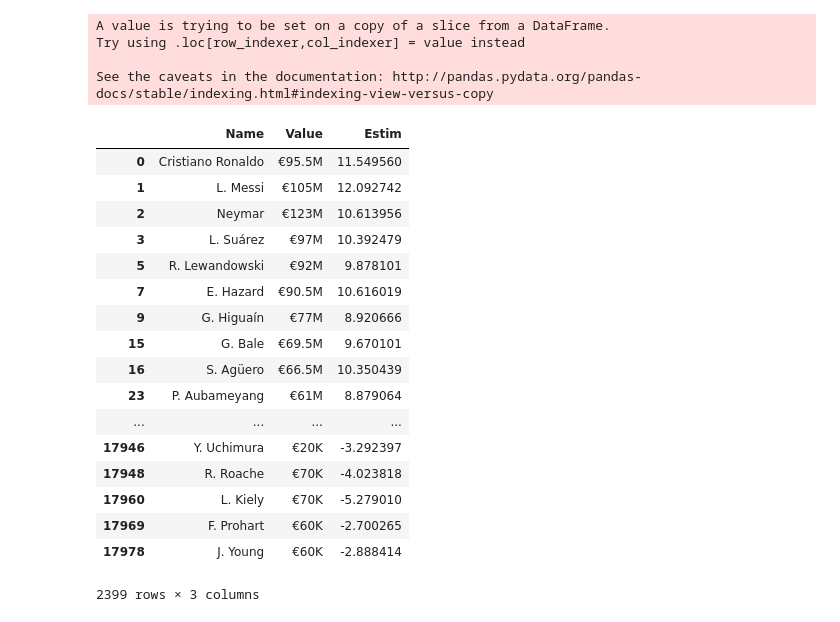
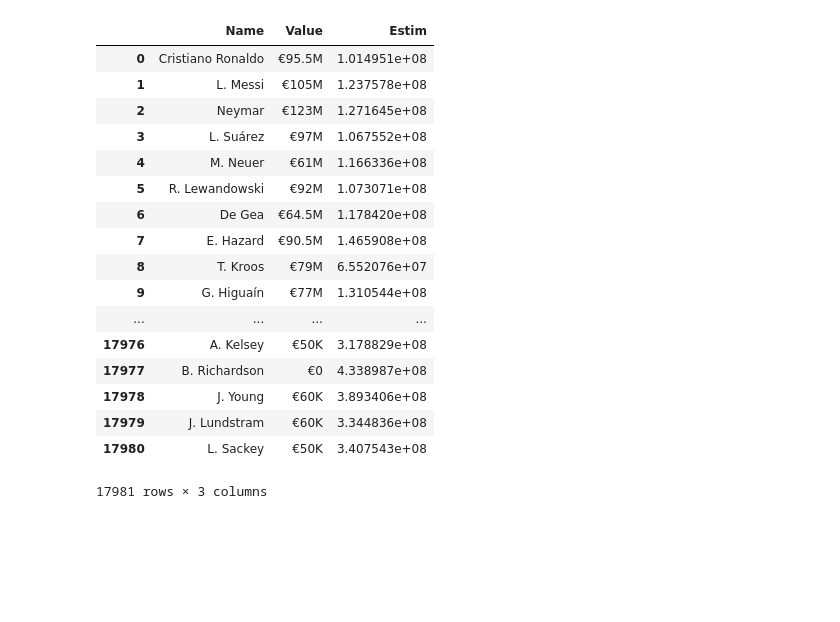
Before and after one commit to Joaogca/ProjetoFinal-CD, a Jupyter notebook: Check-1.ipynb, the cells around one changed output. Cells and saved outputs as stored; diff of their text form; code cells hidden in the pictures; blank space fills up the shorter version.

```diff
--- a/Check-1.ipynb
+++ b/Check-1.ipynb
@@ -128,27 +115,24 @@ OLS Regression Results
 # %%
 estim = regr.predict(X)
-dfataq['Estim']=estim
-dfataq[["Name","Value","Estim"]]
+df['Estim']=estim
+
+df[["Name","Value","Estim"]]
 # %% [output]
+|  | Name | Value | Estim |
+| 0 | Cristiano Ronaldo | €95.5M | 1.014951e+08 |
+| 1 | L. Messi | €105M | 1.237578e+08 |
+| 2 | Neymar | €123M | 1.271645e+08 |
+| 3 | L. Suárez | €97M | 1.067552e+08 |
+| 4 | M. Neuer | €61M | 1.166336e+08 |
+| 5 | R. Lewandowski | €92M | 1.073071e+08 |
+| 6 | De Gea | €64.5M | 1.178420e+08 |
+| 7 | E. Hazard | €90.5M | 1.465908e+08 |
+| 8 | T. Kroos | €79M | 6.552076e+07 |
+| 9 | G. Higuaín | €77M | 1.310544e+08 |
+| ... | ... | ... | ... |
+| 17976 | A. Kelsey | €50K | 3.178829e+08 |
+| 17977 | B. Richardson | €0 | 4.338987e+08 |
+| 17978 | J. Young | €60K | 3.893406e+08 |
+| 17979 | J. Lundstram | €60K | 3.344836e+08 |
+| 17980 | L. Sackey | €50K | 3.407543e+08 |
-A value is trying to be set on a copy of a slice from a DataFrame.
-Try using .loc[row_indexer,col_indexer] = value instead
-
-See the caveats in the documentation: http://pandas.pydata.org/pandas-docs/stable/indexing.html#indexing-view-versus-copy
+17981 rows × 3 columns
-|  | Name | Value | Estim |
-| 0 | Cristiano Ronaldo | €95.5M | 11.549560 |
-| 1 | L. Messi | €105M | 12.092742 |
-| 2 | Neymar | €123M | 10.613956 |
-| 3 | L. Suárez | €97M | 10.392479 |
-| 5 | R. Lewandowski | €92M | 9.878101 |
-| 7 | E. Hazard | €90.5M | 10.616019 |
-| 9 | G. Higuaín | €77M | 8.920666 |
-| 15 | G. Bale | €69.5M | 9.670101 |
-| 16 | S. Agüero | €66.5M | 10.350439 |
-| 23 | P. Aubameyang | €61M | 8.879064 |
-| ... | ... | ... | ... |
-| 17946 | Y. Uchimura | €20K | -3.292397 |
-| 17948 | R. Roache | €70K | -4.023818 |
-| 17960 | L. Kiely | €70K | -5.279010 |
-| 17969 | F. Prohart | €60K | -2.700265 |
-| 17978 | J. Young | €60K | -2.888414 |
-2399 rows × 3 columns
```
Also changed, not shown: parts of 13 cells of this notebook.
